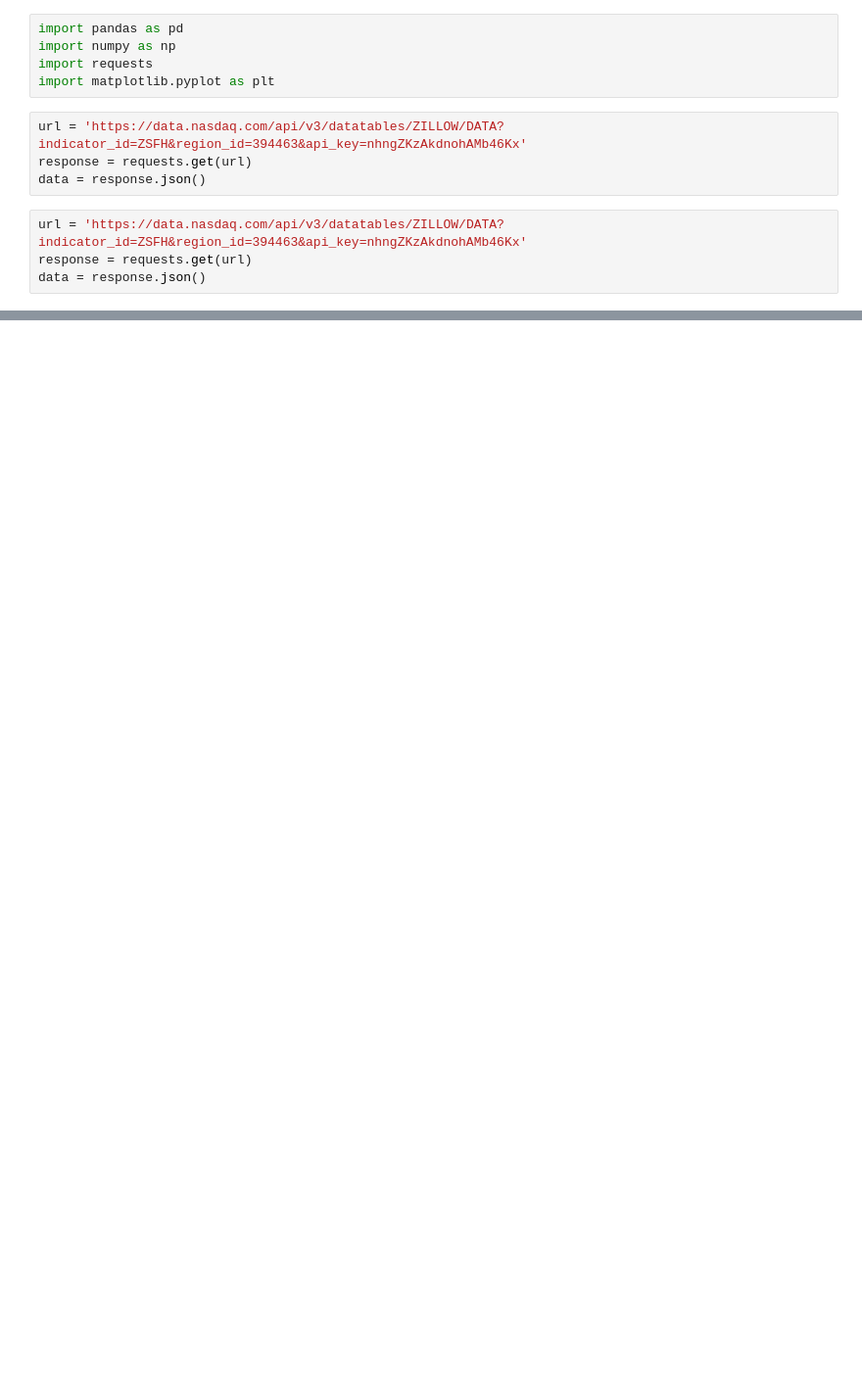
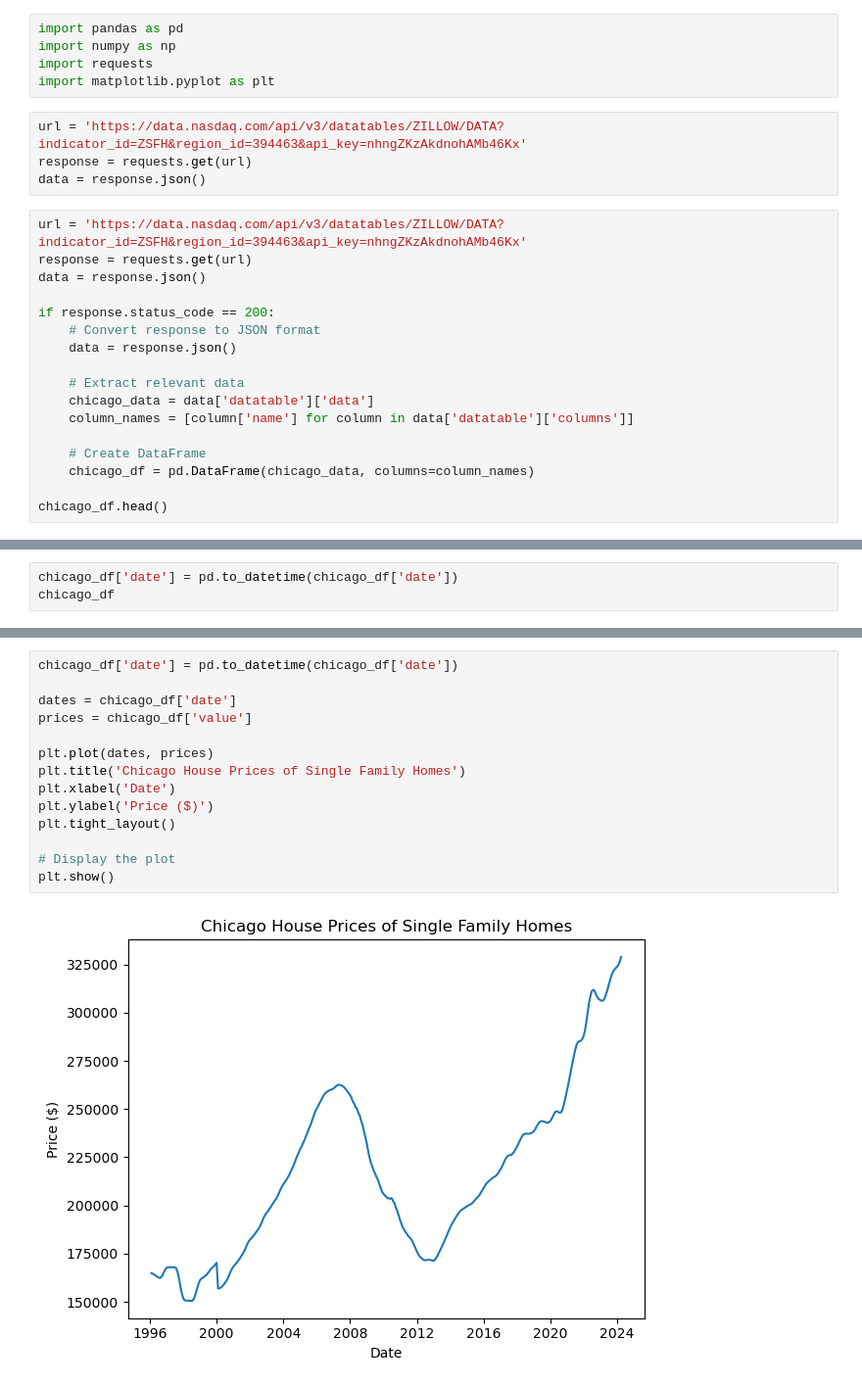
Before and after one commit to cailahanus/data-engineering-project, a Jupyter notebook: api_call.ipynb, the cells around one changed output, grey strips where cells are left out. Shown at 98% size. Cells and saved outputs as stored; diff of their text form; blank space fills up the shorter version.

```diff
--- a/api_call.ipynb
+++ b/api_call.ipynb
@@ -11,3 +11,16 @@ data = response.json()
 url = 'https://data.nasdaq.com/api/v3/datatables/ZILLOW/DATA?indicator_id=ZSFH&region_id=394463&api_key=nhngZKzAkdnohAMb46Kx'
 response = requests.get(url)
 data = response.json()
+
+if response.status_code == 200:
+    # Convert response to JSON format
+    data = response.json()
+
+    # Extract relevant data
+    chicago_data = data['datatable']['data']
+    column_names = [column['name'] for column in data['datatable']['columns']]
+
+    # Create DataFrame
+    chicago_df = pd.DataFrame(chicago_data, columns=column_names)
+
+chicago_df.head()
@@ -13,0 +34,3 @@ data = response.json()
+# %%
+chicago_df['date'] = pd.to_datetime(chicago_df['date'])
+chicago_df
@@ -14 +51,17 @@ data = response.json()
+# %%
+chicago_df['date'] = pd.to_datetime(chicago_df['date'])
+
+dates = chicago_df['date']
+prices = chicago_df['value']
+
+plt.plot(dates, prices)
+plt.title('Chicago House Prices of Single Family Homes')
+plt.xlabel('Date')
+plt.ylabel('Price ($)')
+plt.tight_layout()
+
+# Display the plot
+plt.show()
+# %% [output]
+[figure, added]
 # %%
```
Also changed, not shown: parts of 12 cells of this notebook, 3 other files.
